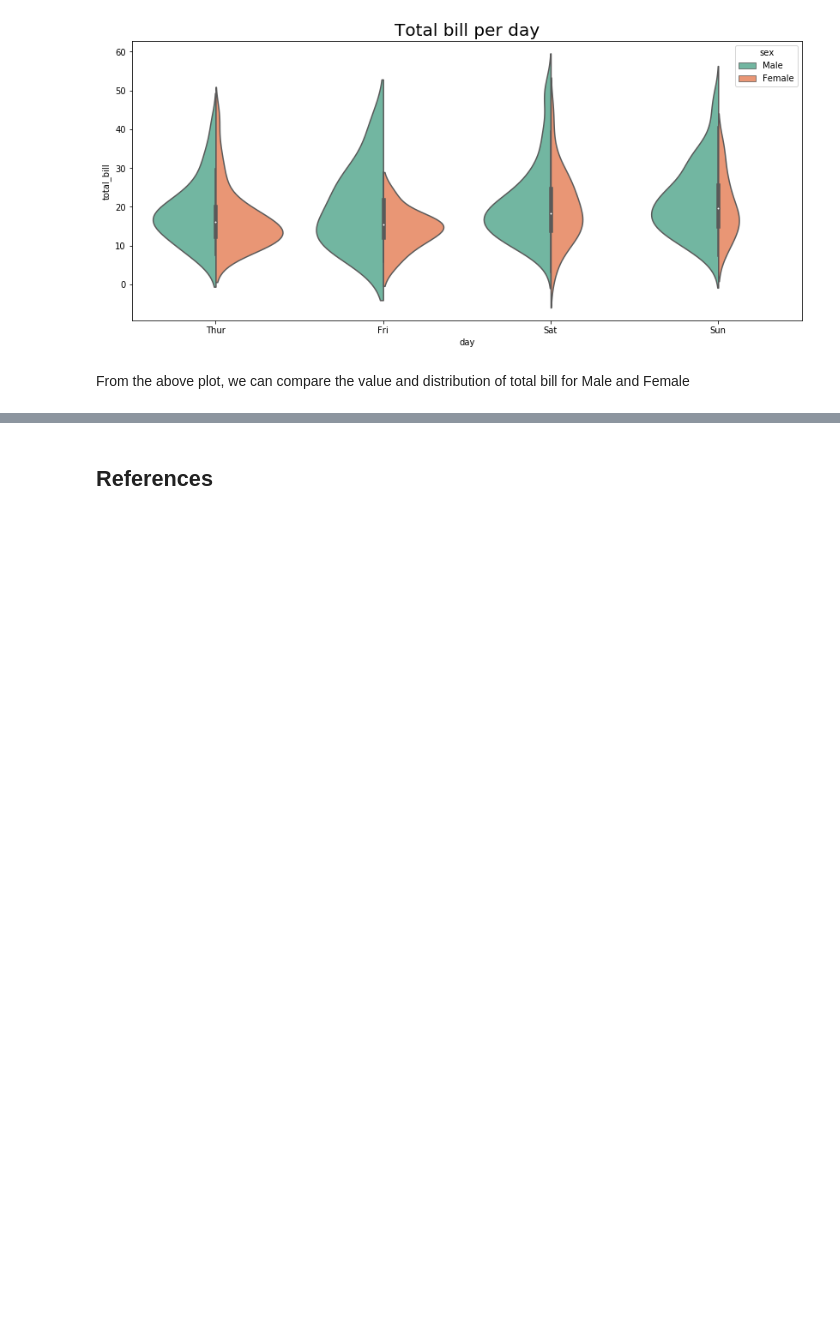
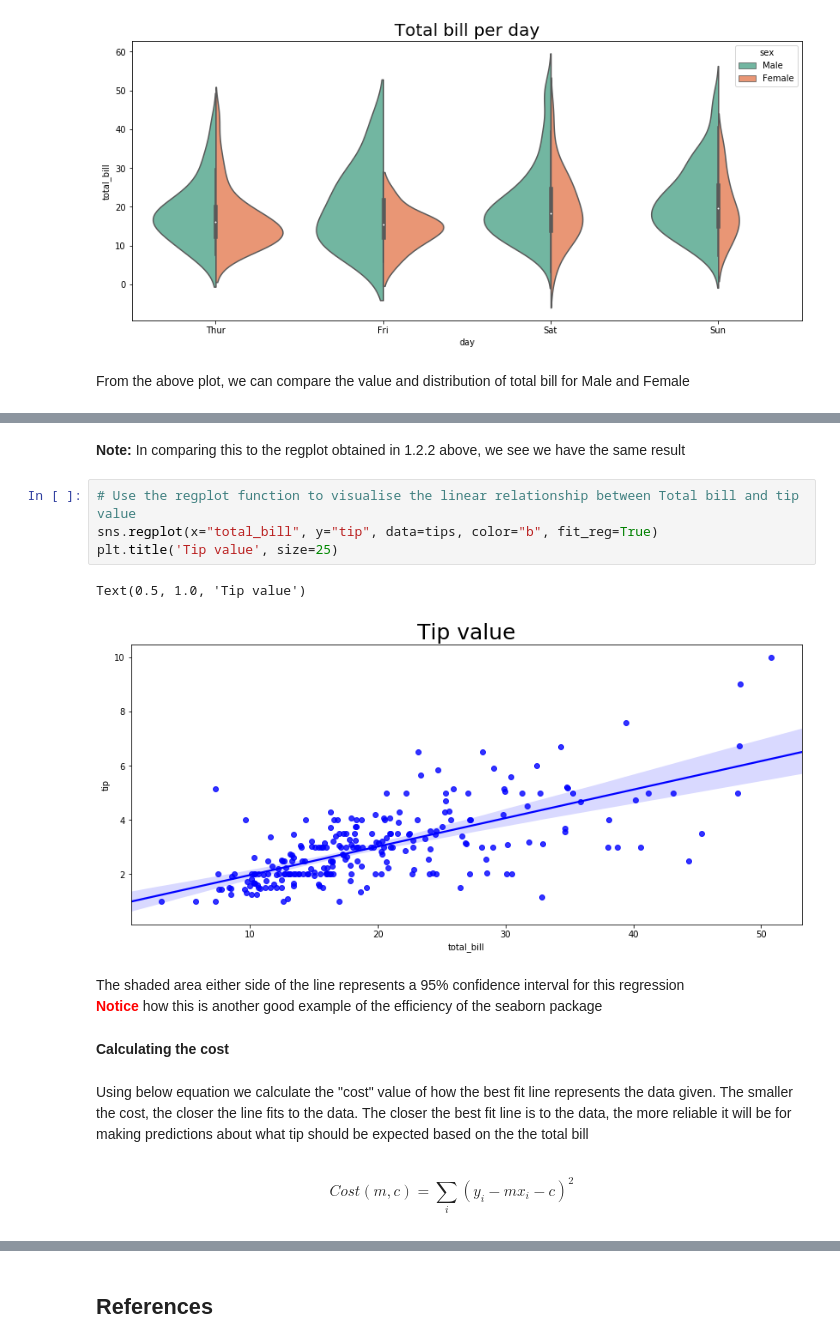
Before and after one commit to BarryClarke/Fundamentals---Assessment-2019, a Jupyter notebook: Tips dataset.ipynb, the cells around one changed output, grey strips where cells are left out. Cells and saved outputs as stored; diff of their text form; blank space fills up the shorter version.

```diff
--- a/Tips dataset.ipynb
+++ b/Tips dataset.ipynb
@@ -291,0 +372,18 @@ From the above plot, we can compare the value and distribution of total bill for
+# %% [markdown]
+**Note:** In comparing this to the regplot obtained in 1.2.2 above, we see we have the same result
+# %%
+# Use the regplot function to visualise the linear relationship between Total bill and tip value
+sns.regplot(x="total_bill", y="tip", data=tips, color="b", fit_reg=True)
+plt.title('Tip value', size=25)
+# %% [output]
+Text(0.5, 1.0, 'Tip value')
+[figure, added]
+# %% [markdown]
+The shaded area either side of the line represents a 95% confidence interval for this regression<br>
+<font color = 'red'>**Notice**</font> how this is another good example of the efficiency of the seaborn package
+# %% [markdown]
+**Calculating the cost**
+# %% [markdown]
+Using below equation we calculate the "cost" value of how the best fit line represents the data given. The smaller the cost, the closer the line fits to the data. The closer the best fit line is to the data, the more reliable it will be for making predictions about what tip should be expected based on the the total bill
+# %% [markdown]
+$$ Cost(m, c) = \sum_i (y_i - mx_i - c)^2 $$
```
Also changed, not shown: parts of 33 cells of this notebook.
